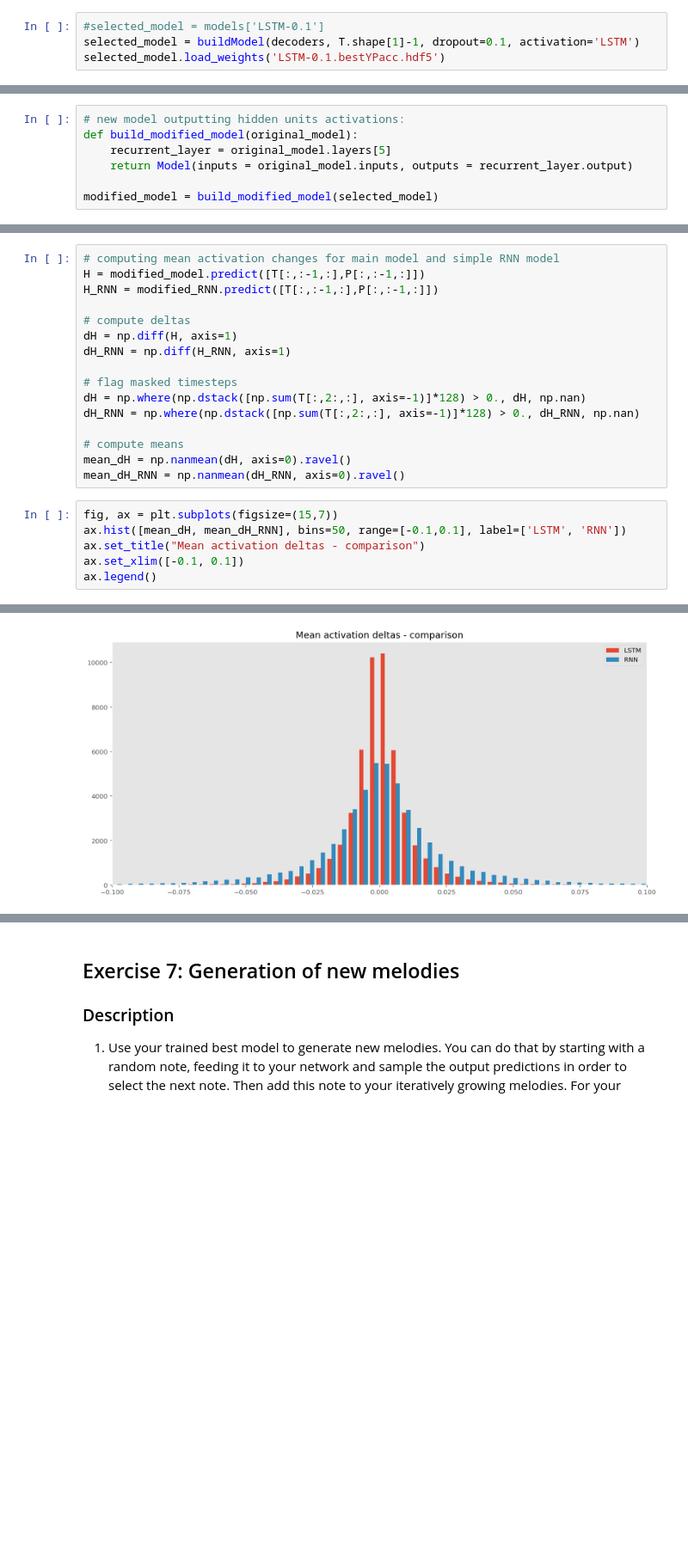
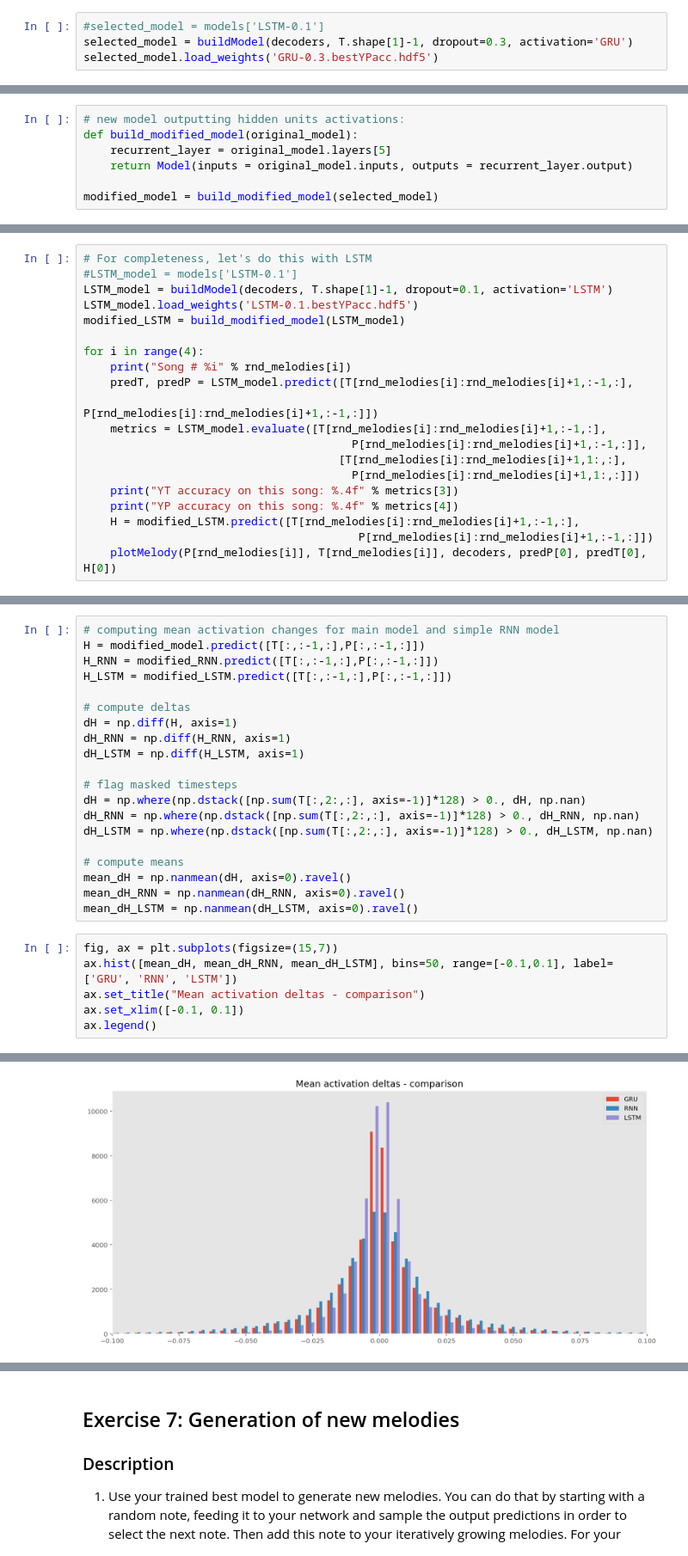
Before and after one commit to adrian-valente/ANN_project1, a Jupyter notebook: miniproject2.ipynb, the cells around one changed output, grey strips where cells are left out. Shown at 86% size. Cells and saved outputs as stored; diff of their text form; blank space fills up the shorter version.

```diff
--- a/miniproject2.ipynb
+++ b/miniproject2.ipynb
@@ -826,8 +826,8 @@ Validation YT acc: 0.830003
 **Answer**:
 # %%
 #selected_model = models['LSTM-0.1']
-selected_model = buildModel(decoders, T.shape[1]-1, dropout=0.1, activation='LSTM')
-selected_model.load_weights('LSTM-0.1.bestYPacc.hdf5')
+selected_model = buildModel(decoders, T.shape[1]-1, dropout=0.3, activation='GRU')
+selected_model.load_weights('GRU-0.3.bestYPacc.hdf5')
 # %% [markdown]
 ## Exercise 6: Visualizing the model
 ### Description
@@ -929,0 +936,20 @@ YP accuracy on this song: 0.4545
+# %%
+# For completeness, let's do this with LSTM
+#LSTM_model = models['LSTM-0.1']
+LSTM_model = buildModel(decoders, T.shape[1]-1, dropout=0.1, activation='LSTM')
+LSTM_model.load_weights('LSTM-0.1.bestYPacc.hdf5')
+modified_LSTM = build_modified_model(LSTM_model)
+
+for i in range(4):
+    print("Song # %i" % rnd_melodies[i])
+    predT, predP = LSTM_model.predict([T[rnd_melodies[i]:rnd_melodies[i]+1,:-1,:],
+                                           P[rnd_melodies[i]:rnd_melodies[i]+1,:-1,:]])
+    metrics = LSTM_model.evaluate([T[rnd_melodies[i]:rnd_melodies[i]+1,:-1,:],
+                                        P[rnd_melodies[i]:rnd_melodies[i]+1,:-1,:]],
+                                      [T[rnd_melodies[i]:rnd_melodies[i]+1,1:,:],
+                                        P[rnd_melodies[i]:rnd_melodies[i]+1,1:,:]])
+    print("YT accuracy on this song: %.4f" % metrics[3])
+    print("YP accuracy on this song: %.4f" % metrics[4])
+    H = modified_LSTM.predict([T[rnd_melodies[i]:rnd_melodies[i]+1,:-1,:],
+                                         P[rnd_melodies[i]:rnd_melodies[i]+1,:-1,:]])
+    plotMelody(P[rnd_melodies[i]], T[rnd_melodies[i]], decoders, predP[0], predT[0], H[0])
@@ -931,24 +982,28 @@ YP accuracy on this song: 0.4545
 # computing mean activation changes for main model and simple RNN model
 H = modified_model.predict([T[:,:-1,:],P[:,:-1,:]])
 H_RNN = modified_RNN.predict([T[:,:-1,:],P[:,:-1,:]])
+H_LSTM = modified_LSTM.predict([T[:,:-1,:],P[:,:-1,:]])
 
 # compute deltas
 dH = np.diff(H, axis=1)
 dH_RNN = np.diff(H_RNN, axis=1)
+dH_LSTM = np.diff(H_LSTM, axis=1)
 
 # flag masked timesteps
 dH = np.where(np.dstack([np.sum(T[:,2:,:], axis=-1)]*128) > 0., dH, np.nan)
 dH_RNN = np.where(np.dstack([np.sum(T[:,2:,:], axis=-1)]*128) > 0., dH_RNN, np.nan)
+dH_LSTM = np.where(np.dstack([np.sum(T[:,2:,:], axis=-1)]*128) > 0., dH_LSTM, np.nan)
 
 # compute means
 mean_dH = np.nanmean(dH, axis=0).ravel()
 mean_dH_RNN = np.nanmean(dH_RNN, axis=0).ravel()
+mean_dH_LSTM = np.nanmean(dH_LSTM, axis=0).ravel()
 # %%
 fig, ax = plt.subplots(figsize=(15,7))
-ax.hist([mean_dH, mean_dH_RNN], bins=50, range=[-0.1,0.1], label=['LSTM', 'RNN'])
+ax.hist([mean_dH, mean_dH_RNN, mean_dH_LSTM], bins=50, range=[-0.1,0.1], label=['GRU', 'RNN', 'LSTM'])
 ax.set_title("Mean activation deltas - comparison")
 ax.set_xlim([-0.1, 0.1])
 ax.legend()
 # %% [output]
 <matplotlib.legend.Legend at 0x...>
-[figure, old version]
+[figure, new version]
```
Also changed, not shown: parts of 9 cells of this notebook.
